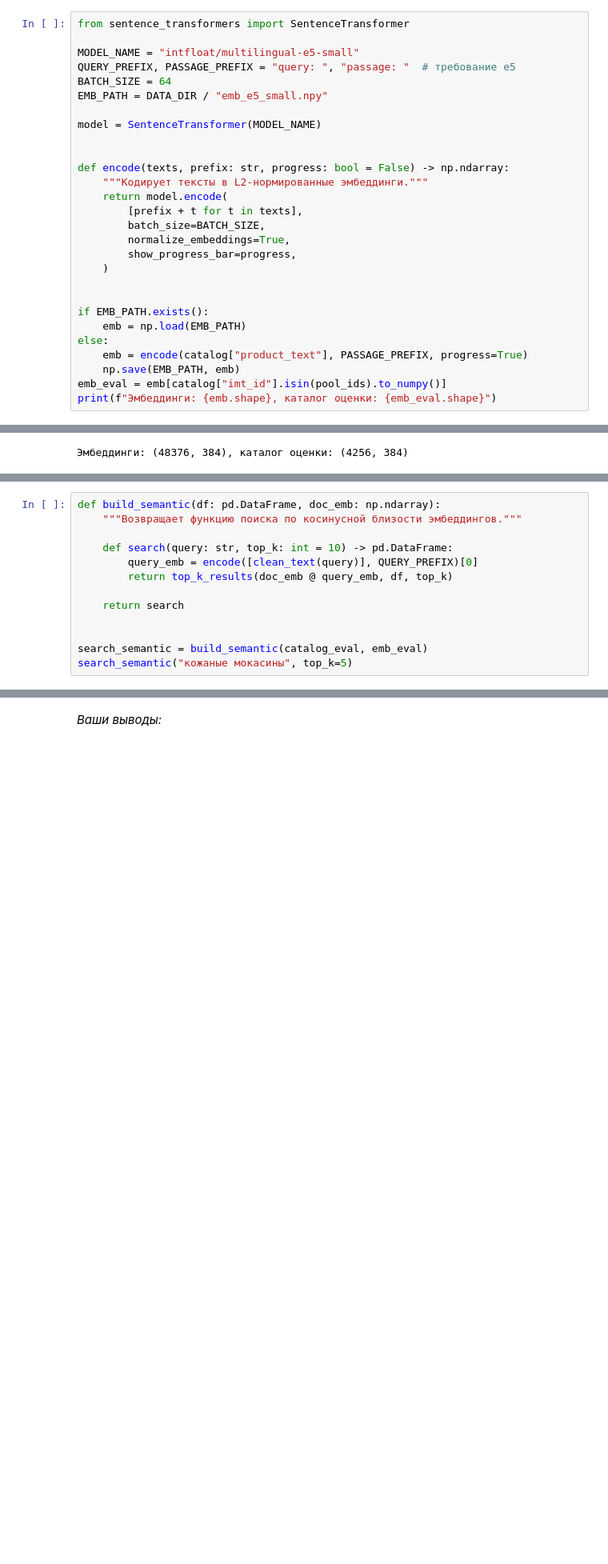
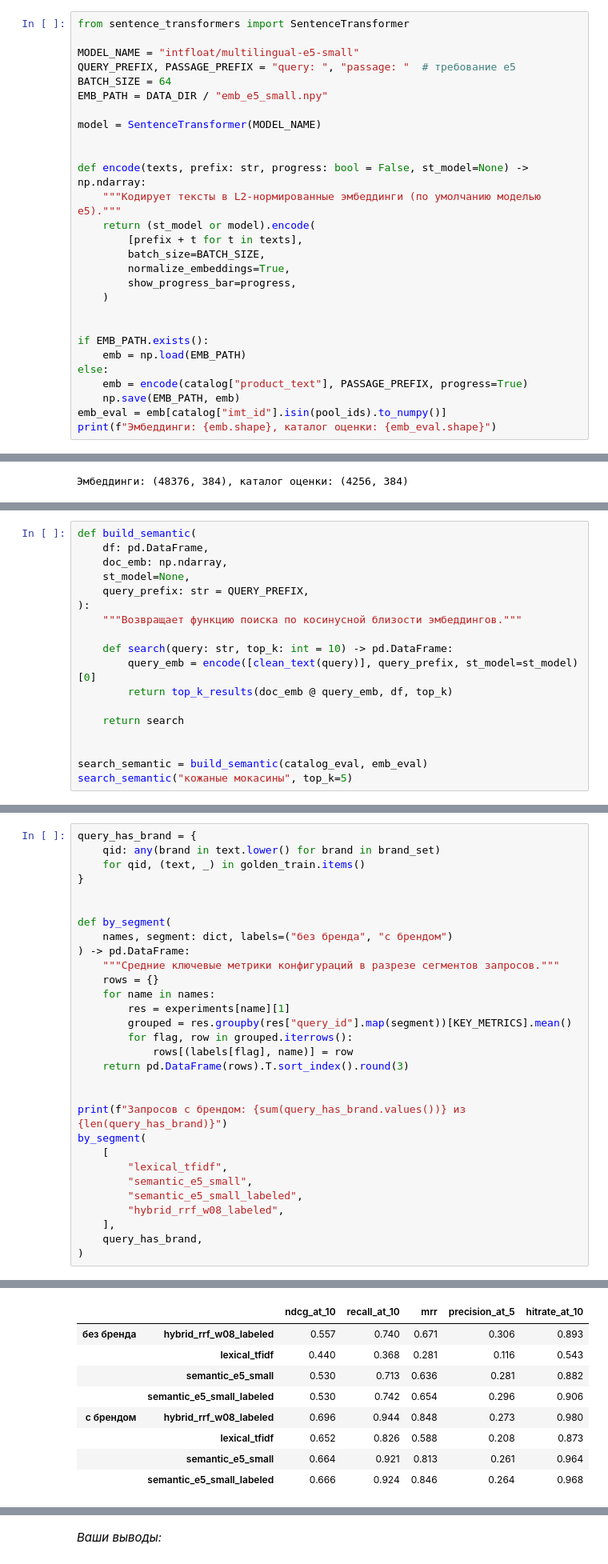
Before and after one commit to India-Lima/semantic-search, a Jupyter notebook: semantic_search_project.ipynb, the cells around one changed output, grey strips where cells are left out. Shown at 80% size. Cells and saved outputs as stored; diff of their text form; blank space fills up the shorter version.

```diff
--- a/semantic_search_project.ipynb
+++ b/semantic_search_project.ipynb
@@ -808,9 +808,9 @@ EMB_PATH = DATA_DIR / "emb_e5_small.npy"
 model = SentenceTransformer(MODEL_NAME)
 
 
-def encode(texts, prefix: str, progress: bool = False) -> np.ndarray:
-    """Кодирует тексты в L2-нормированные эмбеддинги."""
-    return model.encode(
+def encode(texts, prefix: str, progress: bool = False, st_model=None) -> np.ndarray:
+    """Кодирует тексты в L2-нормированные эмбеддинги (по умолчанию моделью e5)."""
+    return (st_model or model).encode(
         [prefix + t for t in texts],
         batch_size=BATCH_SIZE,
         normalize_embeddings=True,
@@ -841,11 +841,16 @@ print(
 [transformers] Token indices sequence length is longer than the specified maximum sequence length for this model (1351 > 512). Running this sequence through the model will result in indexing errors
 Лимит модели: 512 токенов, длиннее: 0.70%, медиана: 20
 # %%
-def build_semantic(df: pd.DataFrame, doc_emb: np.ndarray):
+def build_semantic(
+    df: pd.DataFrame,
+    doc_emb: np.ndarray,
+    st_model=None,
+    query_prefix: str = QUERY_PREFIX,
+):
     """Возвращает функцию поиска по косинусной близости эмбеддингов."""
 
     def search(query: str, top_k: int = 10) -> pd.DataFrame:
-        query_emb = encode([clean_text(query)], QUERY_PREFIX)[0]
+        query_emb = encode([clean_text(query)], query_prefix, st_model=st_model)[0]
         return top_k_results(doc_emb @ query_emb, df, top_k)
 
     return search
@@ -1236,0 +1587,31 @@ Ellipsis
+# %%
+query_has_brand = {
+    qid: any(brand in text.lower() for brand in brand_set)
+    for qid, (text, _) in golden_train.items()
+}
+
+
+def by_segment(
+    names, segment: dict, labels=("без бренда", "с брендом")
+) -> pd.DataFrame:
+    """Средние ключевые метрики конфигураций в разрезе сегментов запросов."""
+    rows = {}
+    for name in names:
+        res = experiments[name][1]
+        grouped = res.groupby(res["query_id"].map(segment))[KEY_METRICS].mean()
+        for flag, row in grouped.iterrows():
+            rows[(labels[flag], name)] = row
+    return pd.DataFrame(rows).T.sort_index().round(3)
+
+
+print(f"Запросов с брендом: {sum(query_has_brand.values())} из {len(query_has_brand)}")
+by_segment(
+    [
+        "lexical_tfidf",
+        "semantic_e5_small",
+        "semantic_e5_small_labeled",
+        "hybrid_rrf_w08_labeled",
+    ],
+    query_has_brand,
+)
+# %% [output]
@@ -1236,0 +1619,9 @@ Ellipsis
+|  |  | ndcg_at_10 | recall_at_10 | mrr | precision_at_5 | hitrate_at_10 |
+| без бренда | hybrid_rrf_w08_labeled | 0.557 | 0.740 | 0.671 | 0.306 | 0.893 |
+|  | lexical_tfidf | 0.440 | 0.368 | 0.281 | 0.116 | 0.543 |
+|  | semantic_e5_small | 0.530 | 0.713 | 0.636 | 0.281 | 0.882 |
+|  | semantic_e5_small_labeled | 0.530 | 0.742 | 0.654 | 0.296 | 0.906 |
+| с брендом | hybrid_rrf_w08_labeled | 0.696 | 0.944 | 0.848 | 0.273 | 0.980 |
+|  | lexical_tfidf | 0.652 | 0.826 | 0.588 | 0.208 | 0.873 |
+|  | semantic_e5_small | 0.664 | 0.921 | 0.813 | 0.261 | 0.964 |
+|  | semantic_e5_small_labeled | 0.666 | 0.924 | 0.846 | 0.264 | 0.968 |
```
Also changed, not shown: parts of 16 cells of this notebook.
